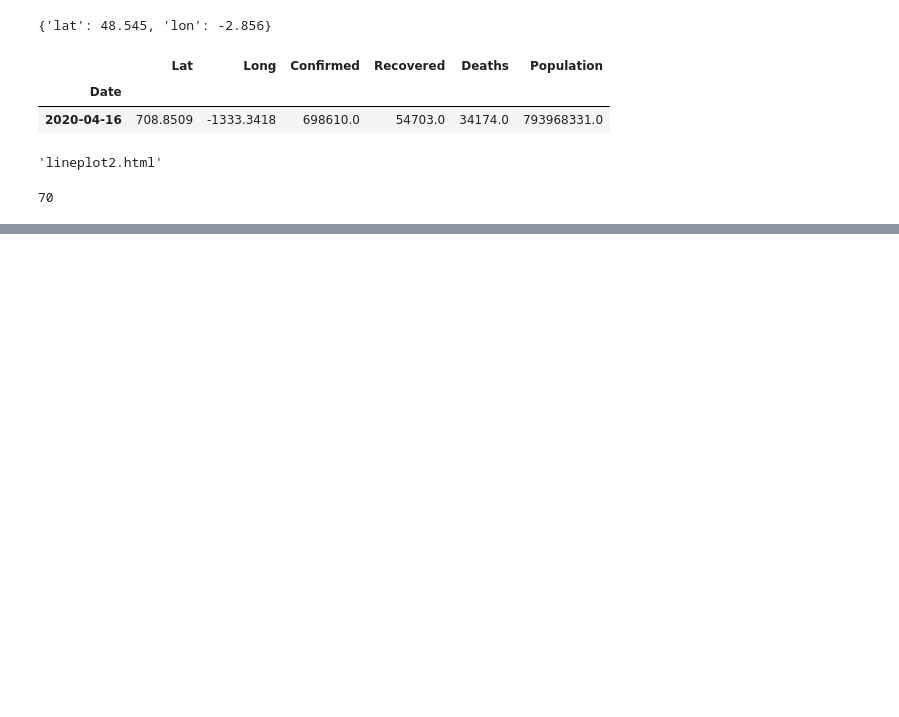
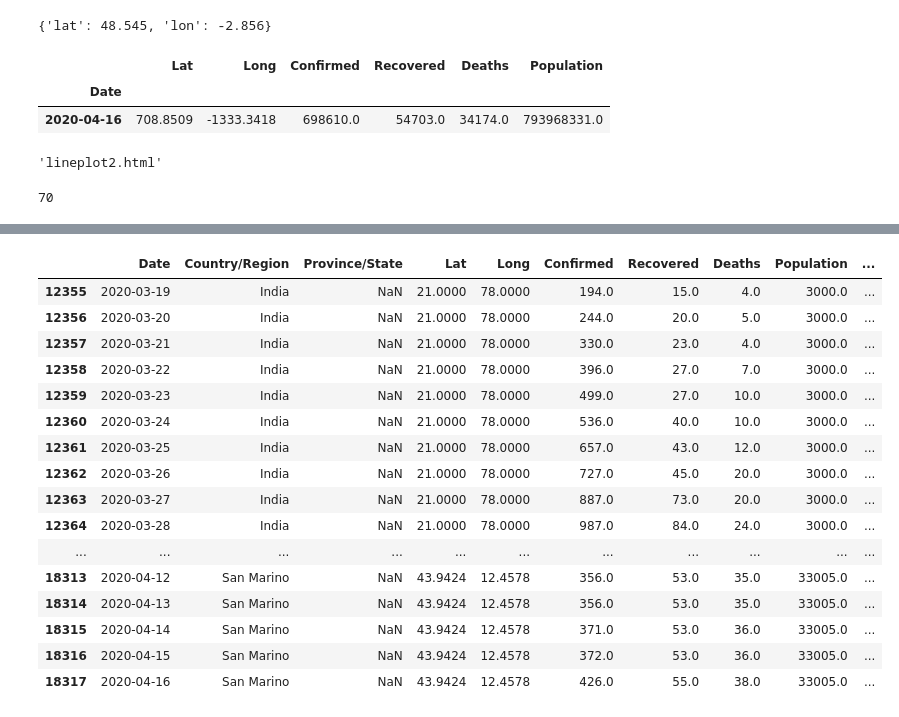
Before and after one commit to gregory1506/DashPlotly, a Jupyter notebook: 08_functional_mapp_call.ipynb, the cells around one changed output, grey strips where cells are left out. Saved outputs shown, nothing was run; the diff lists cells and outputs as text; code cells hidden in the pictures; blank space fills up the shorter version.

```diff
--- a/08_functional_mapp_call.ipynb
+++ b/08_functional_mapp_call.ipynb
@@ -149,0 +222,2 @@ DATES.index(datf)
+# %%
+df2["DPM"] = round(((1000000 / df2.Population) * df.Deaths),3)
@@ -149,0 +240,20 @@ DATES.index(datf)
+# %%
+df2[df2.DPM > 1000]
+# %% [output]
+|  | Date | Country/Region | Province/State | Lat | Long | Confirmed | Recovered | Deaths | Population | ... |
+| 12355 | 2020-03-19 | India | NaN | 21.0000 | 78.0000 | 194.0 | 15.0 | 4.0 | 3000.0 | ... |
+| 12356 | 2020-03-20 | India | NaN | 21.0000 | 78.0000 | 244.0 | 20.0 | 5.0 | 3000.0 | ... |
+| 12357 | 2020-03-21 | India | NaN | 21.0000 | 78.0000 | 330.0 | 23.0 | 4.0 | 3000.0 | ... |
+| 12358 | 2020-03-22 | India | NaN | 21.0000 | 78.0000 | 396.0 | 27.0 | 7.0 | 3000.0 | ... |
+| 12359 | 2020-03-23 | India | NaN | 21.0000 | 78.0000 | 499.0 | 27.0 | 10.0 | 3000.0 | ... |
+| 12360 | 2020-03-24 | India | NaN | 21.0000 | 78.0000 | 536.0 | 40.0 | 10.0 | 3000.0 | ... |
+| 12361 | 2020-03-25 | India | NaN | 21.0000 | 78.0000 | 657.0 | 43.0 | 12.0 | 3000.0 | ... |
+| 12362 | 2020-03-26 | India | NaN | 21.0000 | 78.0000 | 727.0 | 45.0 | 20.0 | 3000.0 | ... |
+| 12363 | 2020-03-27 | India | NaN | 21.0000 | 78.0000 | 887.0 | 73.0 | 20.0 | 3000.0 | ... |
+| 12364 | 2020-03-28 | India | NaN | 21.0000 | 78.0000 | 987.0 | 84.0 | 24.0 | 3000.0 | ... |
+| ... | ... | ... | ... | ... | ... | ... | ... | ... | ... | ... |
+| 18313 | 2020-04-12 | San Marino | NaN | 43.9424 | 12.4578 | 356.0 | 53.0 | 35.0 | 33005.0 | ... |
+| 18314 | 2020-04-13 | San Marino | NaN | 43.9424 | 12.4578 | 356.0 | 53.0 | 35.0 | 33005.0 | ... |
+| 18315 | 2020-04-14 | San Marino | NaN | 43.9424 | 12.4578 | 371.0 | 53.0 | 36.0 | 33005.0 | ... |
+| 18316 | 2020-04-15 | San Marino | NaN | 43.9424 | 12.4578 | 372.0 | 53.0 | 36.0 | 33005.0 | ... |
+| 18317 | 2020-04-16 | San Marino | NaN | 43.9424 | 12.4578 | 426.0 | 55.0 | 38.0 | 33005.0 | ... |
```
Also changed, not shown: parts of 5 cells of this notebook, 4 other files.
